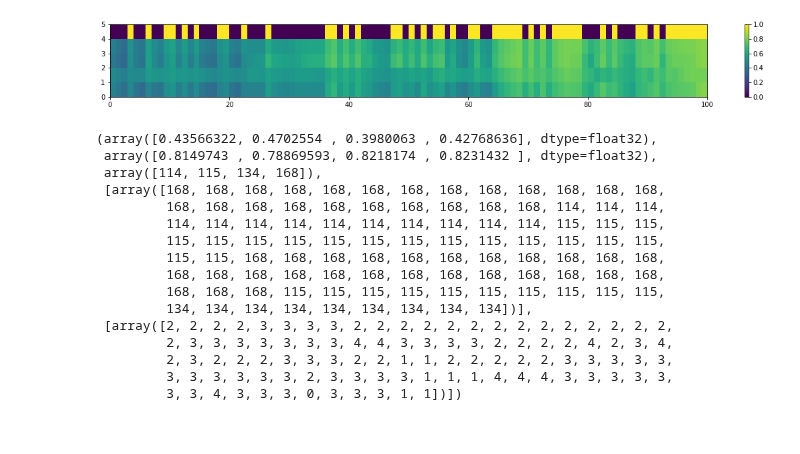
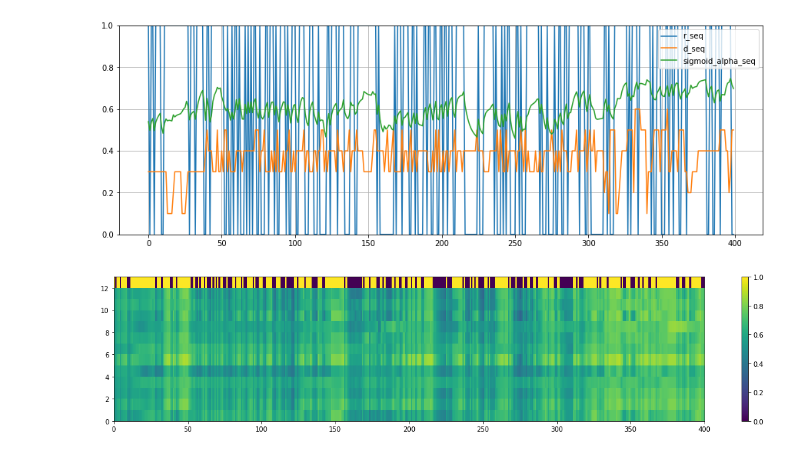
Before and after one commit to Wonriedu/ai-user-modeling, a Jupyter notebook: result_analysis (_dkt).ipynb, the cells around one changed output. Cells and saved outputs as stored; diff of their text form; code cells hidden in the pictures.

```diff
--- a/result_analysis (_dkt).ipynb
+++ b/result_analysis (_dkt).ipynb
@@ -40,7 +40,7 @@ if torch.cuda.is_available():
 else:
     device = "cpu"
 
-model = UserModel(dataset.num_c1, dataset.num_c2, dataset.num_d, dim_v).to(device)
+model = UserModel(dataset.num_c1, dataset.num_c2, dataset.num_c3, dataset.num_d, dim_v).to(device)
 
 train_size = int(len(dataset) * train_ratio)
 test_size = len(dataset) - train_size
@@ -158,14 +128,15 @@ test_dataset[100]
 # %%
-# 0, 1, 3, 5, 19, 20
-c1_seq, c2_seq, d_seq, r_seq = test_dataset[1]
+# 3, 6
+c3_seq, d_seq, r_seq = test_dataset[3]
 
-c1_seq, c1shft_seq = [c1_seq[:-1]], [c1_seq[1:]]
+view_from = 600
+view_to = 1000
 
-c2_seq, c2shft_seq = [c2_seq[:-1]], [c2_seq[1:]]
+seq_len = view_to - view_from
 
-d_seq, dshft_seq = [d_seq[:-1]], [d_seq[1:]]
-
-r_seq, rshft_seq = [r_seq[:-1]], [r_seq[1:]]
+c3_seq = [c3_seq[view_from:view_to]]
+d_seq = [d_seq[view_from:view_to]]
+r_seq = [r_seq[view_from:view_to]]
 
 # r_seq = np.zeros_like(r_seq)
 # r_seq = np.ones_like(r_seq)
@@ -178,9 +149,9 @@ r_seq, rshft_seq = [r_seq[:-1]], [r_seq[1:]]
 
 ###########################################
 alpha_seq, h_seq = model(
-    LongTensor(c2_seq),
+    LongTensor(c3_seq),
     LongTensor(d_seq),
-    FloatTensor(r_seq),
+    LongTensor(r_seq),
 )
 alpha_seq = alpha_seq.squeeze()
 
@@ -190,13 +161,9 @@ alpha_seq = C_seq.mean(-1)
 
 sigmoid_alpha_seq = torch.sigmoid(alpha_seq).detach().cpu().numpy()
 
-# sigmoid_alpha_beta_seq = torch.sigmoid(alpha_seq + beta_seq).detach().cpu().numpy()[0]
-
-# sigmoid_alpha_beta_gamma_seq = torch.sigmoid(alpha_seq + beta_seq - gamma_seq).detach().cpu().numpy()[0]
-
 r_seq_ma = np.cumsum(r_seq[0]) / np.arange(1, r_seq[0].shape[0] + 1)
 
-CQ_seq = torch.sigmoid(C_seq.squeeze() + alpha_seq.unsqueeze(-1)).detach().cpu().numpy()
-C_seq = C_seq.squeeze().detach().cpu().numpy()
+# CQ3_seq = torch.sigmoid(alpha_seq.unsqueeze(-1)).detach().cpu().numpy()
+CQ3_seq = torch.sigmoid(C_seq).squeeze().detach().cpu().numpy()
 
 # alpha_seq = alpha_seq.detach().cpu().numpy()
@@ -217,31 +170,18 @@ plt.show()
-# %%
-plt.figure(figsize=[20, len(np.unique(c2_seq)) // 2], facecolor="white")
-temp = np.concatenate([CQ_seq[:, np.unique(c2_seq)].T, r_seq], axis=0)
-plt.pcolormesh(temp)
-plt.colorbar()
-plt.show()
-
-# plt.figure(figsize=[15, 0.5], facecolor="white")
-# plt.pcolormesh(r_seq)
-# plt.show()
-# %% [output]
-[figure, removed]
-# %%
-CQ_seq[0][np.unique(c2_seq)], CQ_seq[-1][np.unique(c2_seq)], np.unique(c2_seq), c2_seq, d_seq
-# %% [output]
-(array([0.43566322, 0.4702554 , 0.3980063 , 0.42768636], dtype=float32),
- array([0.8149743 , 0.78869593, 0.8218174 , 0.8231432 ], dtype=float32),
- array([114, 115, 134, 168]),
- [array([168, 168, 168, 168, 168, 168, 168, 168, 168, 168, 168, 168, 168,
-         168, 168, 168, 168, 168, 168, 168, 168, 168, 168, 114, 114, 114,
-         114, 114, 114, 114, 114, 114, 114, 114, 114, 114, 115, 115, 115,
-         115, 115, 115, 115, 115, 115, 115, 115, 115, 115, 115, 115, 115,
-         115, 115, 168, 168, 168, 168, 168, 168, 168, 168, 168, 168, 168,
-         168, 168, 168, 168, 168, 168, 168, 168, 168, 168, 168, 168, 168,
-         168, 168, 168, 115, 115, 115, 115, 115, 115, 115, 115, 115, 115,
-         134, 134, 134, 134, 134, 134, 134, 134, 134])],
- [array([2, 2, 2, 2, 3, 3, 3, 3, 2, 2, 2, 2, 2, 2, 2, 2, 2, 2, 2, 2, 2, 2,
-         2, 3, 3, 3, 3, 3, 3, 3, 4, 4, 3, 3, 3, 3, 2, 2, 2, 2, 4, 2, 3, 4,
-         2, 3, 2, 2, 2, 3, 3, 3, 2, 2, 1, 1, 2, 2, 2, 2, 2, 3, 3, 3, 3, 3,
-         3, 3, 3, 3, 3, 3, 2, 3, 3, 3, 3, 1, 1, 1, 4, 4, 4, 3, 3, 3, 3, 3,
-         3, 3, 4, 3, 3, 3, 0, 3, 3, 3, 1, 1])])
+# %%
+plt.figure(figsize=[15, 5], facecolor="white")
+plt.plot(r_seq[0], label="r_seq")
+plt.plot((d_seq[0] + 1) / 10, label="d_seq")
+plt.plot(sigmoid_alpha_seq, label="sigmoid_alpha_seq")
+plt.grid()
+plt.ylim(0, 1)
+plt.legend()
+plt.show()
+
+plt.figure(figsize=[20, len(np.unique(c3_seq)) // 3], facecolor="white")
+temp = np.concatenate([CQ3_seq[:, np.unique(c3_seq)].T, r_seq], axis=0)
+plt.pcolormesh(temp)
+plt.colorbar()
+plt.show()
+# %% [output]
+[figure, added]
+[figure, added]
```
Also changed, not shown: parts of 10 cells of this notebook, 5 other files.
